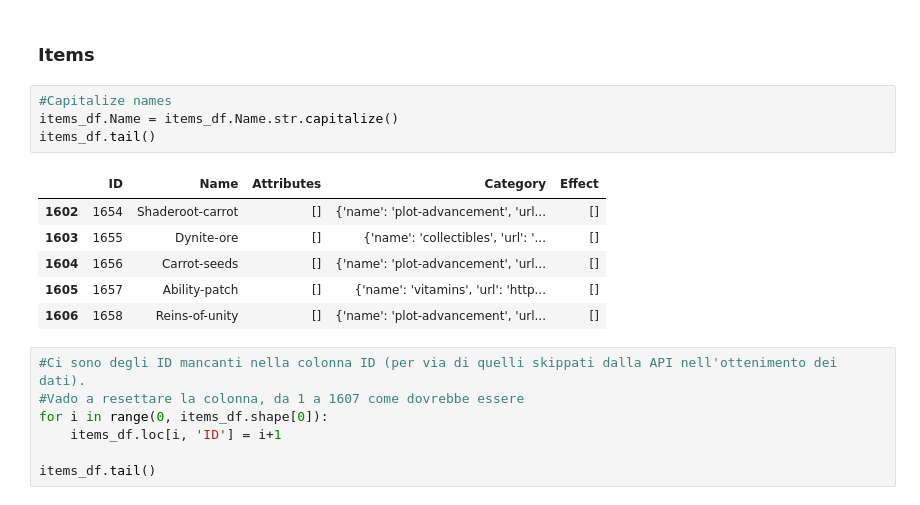
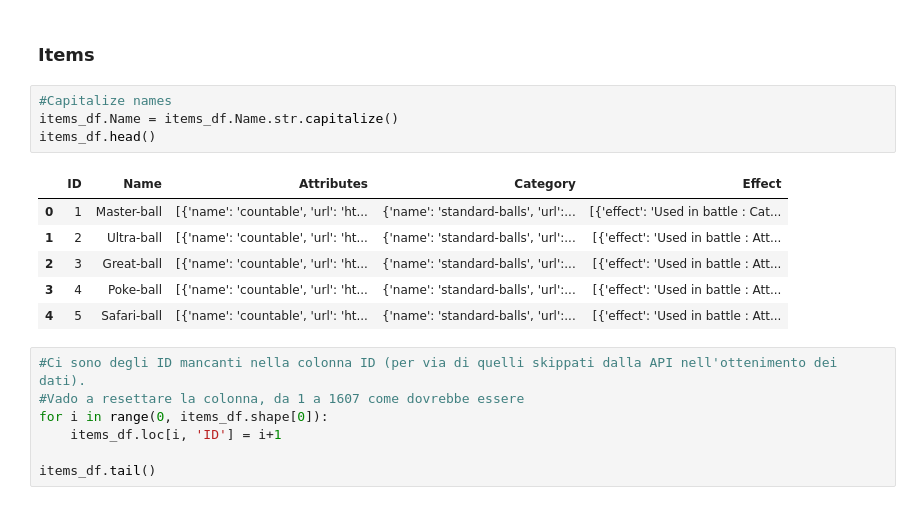
Before and after one commit to giocoal/competitive-pokemon-graph-database, a Jupyter notebook: API_Data_Processing.ipynb, the cells around one changed output. Cells and saved outputs as stored; diff of their text form.

```diff
--- a/API_Data_Processing.ipynb
+++ b/API_Data_Processing.ipynb
@@ -157,14 +157,14 @@ region_df
 # %%
 #Capitalize names
 items_df.Name = items_df.Name.str.capitalize()
-items_df.tail()
+items_df.head()
 # %% [output]
 |  | ID | Name | Attributes | Category | Effect |
-| 1602 | 1654 | Shaderoot-carrot | [] | {'name': 'plot-advancement', 'url... | [] |
-| 1603 | 1655 | Dynite-ore | [] | {'name': 'collectibles', 'url': '... | [] |
-| 1604 | 1656 | Carrot-seeds | [] | {'name': 'plot-advancement', 'url... | [] |
-| 1605 | 1657 | Ability-patch | [] | {'name': 'vitamins', 'url': 'http... | [] |
-| 1606 | 1658 | Reins-of-unity | [] | {'name': 'plot-advancement', 'url... | [] |
+| 0 | 1 | Master-ball | [{'name': 'countable', 'url': 'ht... | {'name': 'standard-balls', 'url':... | [{'effect': 'Used in battle : Cat... |
+| 1 | 2 | Ultra-ball | [{'name': 'countable', 'url': 'ht... | {'name': 'standard-balls', 'url':... | [{'effect': 'Used in battle : Att... |
+| 2 | 3 | Great-ball | [{'name': 'countable', 'url': 'ht... | {'name': 'standard-balls', 'url':... | [{'effect': 'Used in battle : Att... |
+| 3 | 4 | Poke-ball | [{'name': 'countable', 'url': 'ht... | {'name': 'standard-balls', 'url':... | [{'effect': 'Used in battle : Att... |
+| 4 | 5 | Safari-ball | [{'name': 'countable', 'url': 'ht... | {'name': 'standard-balls', 'url':... | [{'effect': 'Used in battle : Att... |
 # %%
 #Ci sono degli ID mancanti nella colonna ID (per via di quelli skippati dalla API nell'ottenimento dei dati).
 #Vado a resettare la colonna, da 1 a 1607 come dovrebbe essere
```
Also changed, not shown: 6 other files.
